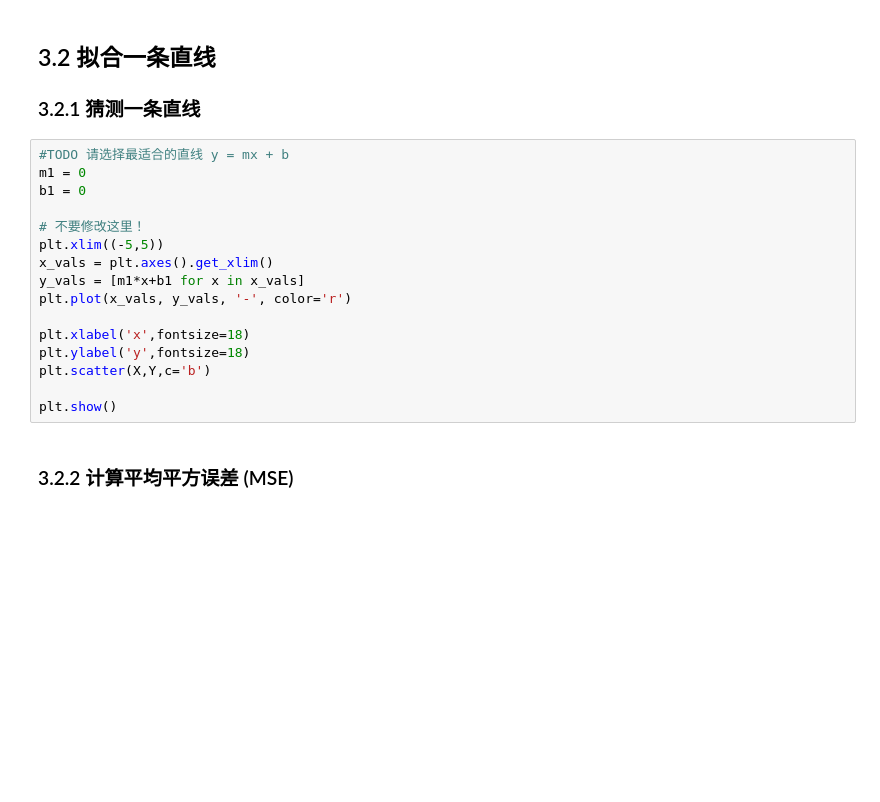
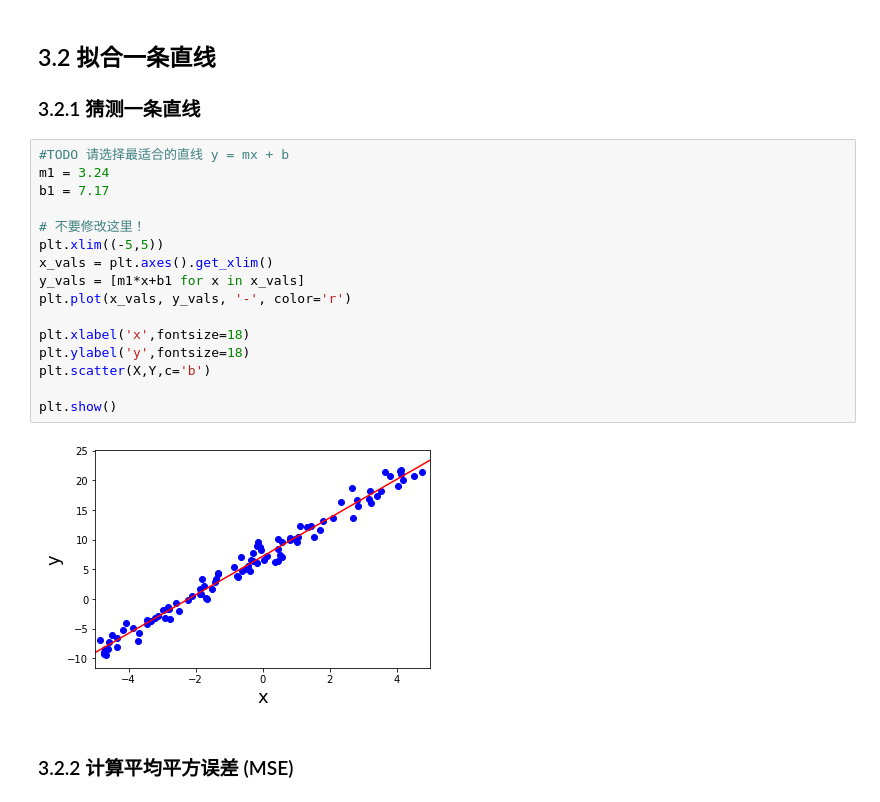
Before and after one commit to yiuyiu/linear_algebra, a Jupyter notebook: linear_regression_project.ipynb, the cells around one changed output. Cells and saved outputs as stored; diff of their text form; blank space fills up the shorter version.

```diff
--- a/linear_regression_project.ipynb
+++ b/linear_regression_project.ipynb
@@ -473,20 +474,22 @@ plt.show()
 ### 3.2.1 猜测一条直线
 # %%
 #TODO 请选择最适合的直线 y = mx + b
-m1 = 0
-b1 = 0
+m1 = 3.24
+b1 = 7.17
 
 # 不要修改这里！
 plt.xlim((-5,5))
 x_vals = plt.axes().get_xlim()
 y_vals = [m1*x+b1 for x in x_vals]
 plt.plot(x_vals, y_vals, '-', color='r')
 
 plt.xlabel('x',fontsize=18)
 plt.ylabel('y',fontsize=18)
 plt.scatter(X,Y,c='b')
 
 plt.show()
+# %% [output]
+[figure, added]
 # %% [markdown]
 ### 3.2.2 计算平均平方误差 (MSE)
 # %% [markdown]
```
Also changed, not shown: parts of 14 cells of this notebook.
